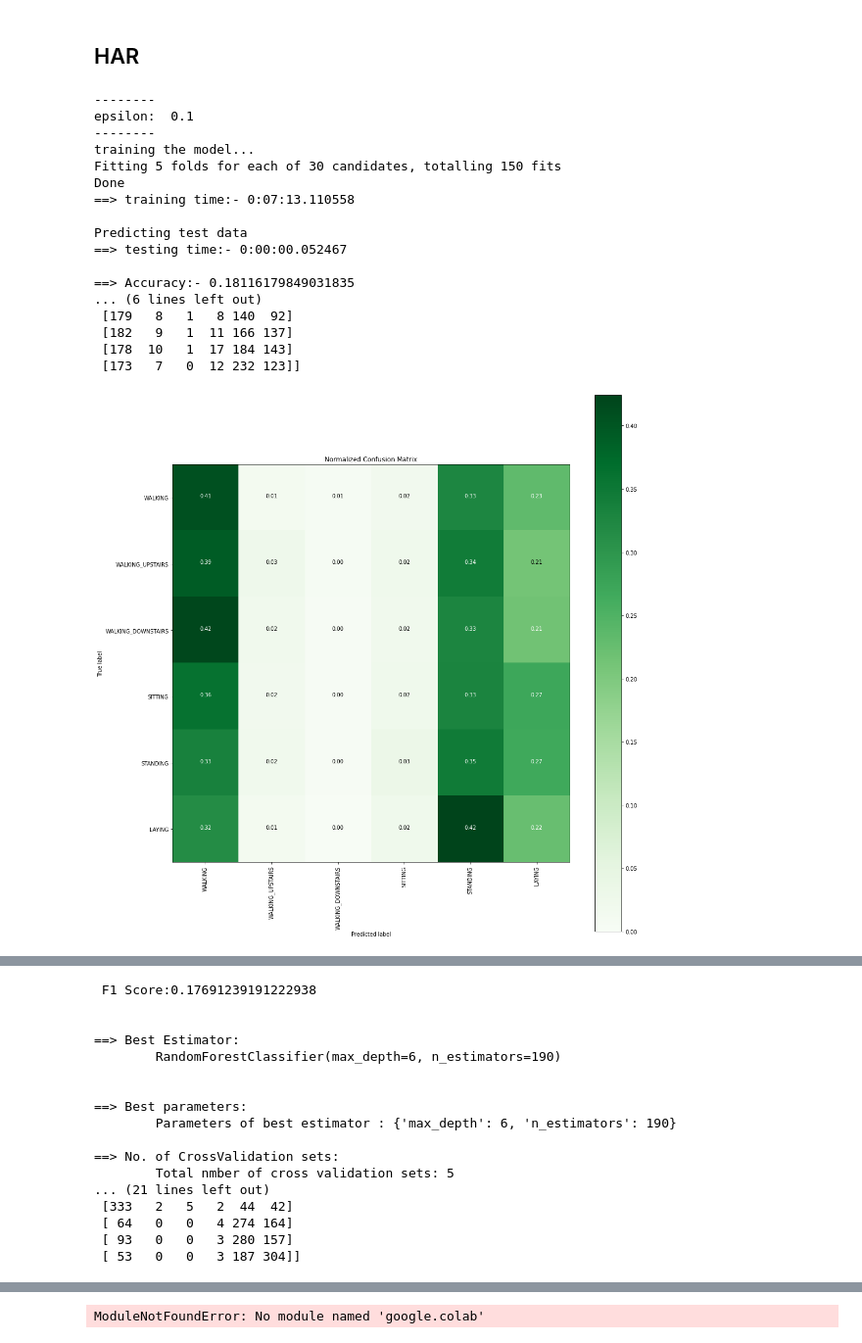
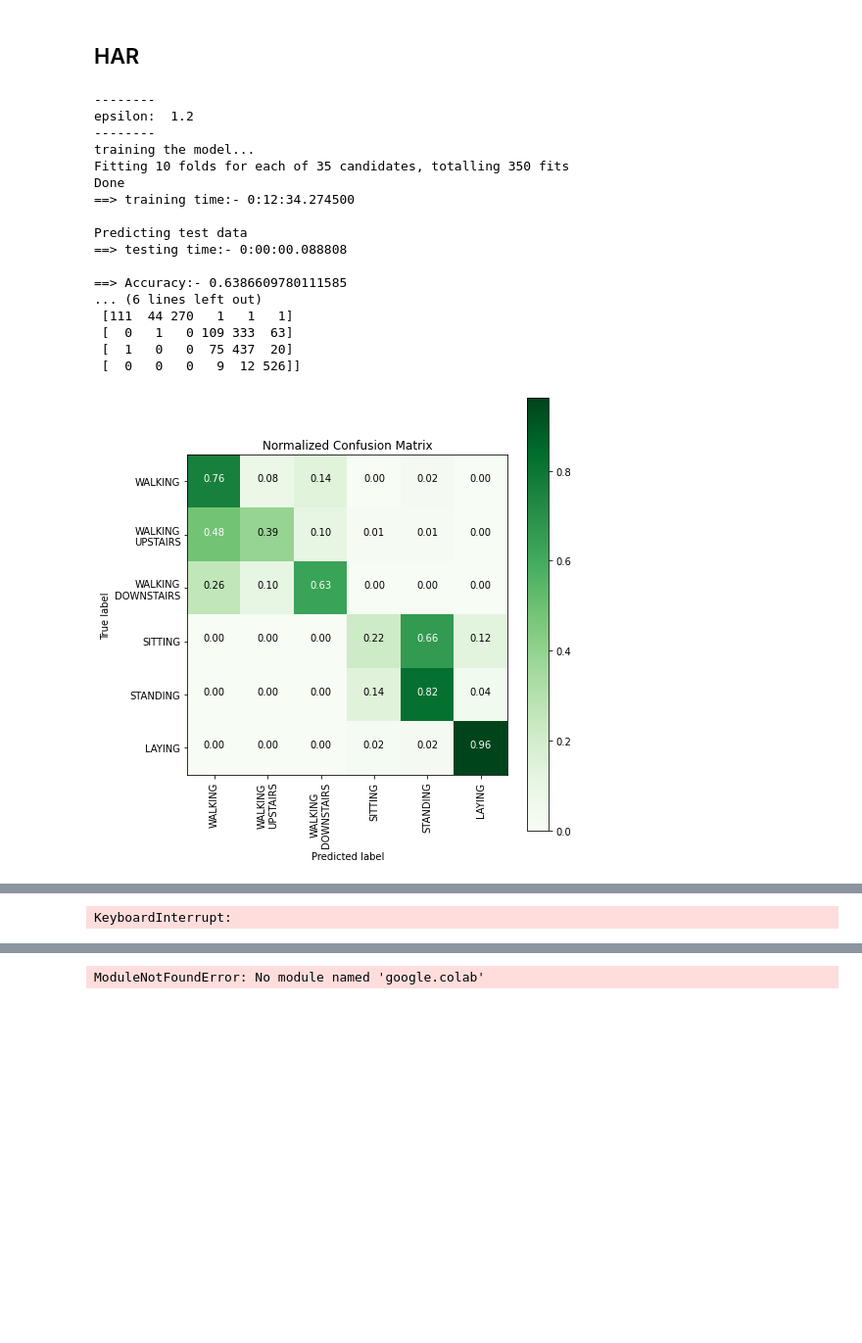
Before and after one commit to i16fujimoto/pydp_research, a Jupyter notebook: differential_privacy/f_weighted_noise_classification.ipynb, the cells around one changed output, grey strips where cells are left out. Shown at 98% size. Cells and saved outputs as stored; diff of their text form; code cells hidden in the pictures; blank space fills up the shorter version.

Commit message:
add result

```diff
--- a/differential_privacy/f_weighted_noise_classification.ipynb
+++ b/differential_privacy/f_weighted_noise_classification.ipynb
@@ -137,17 +137,17 @@ def perform_model_epsilon(model, X_train, y_train, X_test, y_test, class_labels,
         print('\n {}'.format(cm))
 
     # plot confusion matrix
-    plt.figure(figsize=(15, 15))
+    plt.figure(figsize=(7, 7))
     plt.grid(b=False) # グリッドを非表示
     plot_confusion_matrix(cm, classes=class_labels, normalize=True, title='Normalized Confusion Matrix', cmap = cm_cmap)
     plt.show()
 
     # get classification report
-    # print('****************| Classifiction Report |****************')
-    # classification_report = metrics.classification_report(y_test, y_pred)
+    print('****************| Classifiction Report |****************')
+    classification_report = metrics.classification_report(y_test, y_pred)
 
-    # # store report in results
-    # results['classification_report'] = classification_report
+    # store report in results
+    results['classification_report'] = classification_report
     # print(classification_report)
 
     # get f1 score
@@ -180,7 +180,7 @@ def print_grid_search_attributes(model):
     print('\n==> Best Score:')
     print('\tAverage Cross Validate scores of Best estimator : {}'.format(model.best_score_))
 # %%
-labels_act = ['WALKING', 'WALKING_UPSTAIRS', 'WALKING_DOWNSTAIRS', 'SITTING', 'STANDING', 'LAYING']
+labels_act = ['WALKING', 'WALKING\nUPSTAIRS', 'WALKING\nDOWNSTAIRS', 'SITTING', 'STANDING', 'LAYING']
 
 labels_uid = list()
 for i in range(1, 31):
@@ -203,7 +203,7 @@ print(len(f_add_weighted_noise))
 83
 # %%
 weighted_epsilon_array = [0.001, 0.005, 0.008, 0.01, 0.015, 0.02, 0.03, 0.04, 0.05, 0.08, 0.1]
-weighted_epsilon = weighted_epsilon_array[10]
+weighted_epsilon = weighted_epsilon_array[1]
 # %% [markdown]
 ## 2. Random Forest Classifier
 # %% [markdown]
@@ -222,7 +222,7 @@ f1_array_random_uid = list()
 
 
 # epsilons = [1.0, 1.1, 1.2, 1.3, 1.5, 1.7, 1.8,  1.9, 2.0, 2.2, 2.5]
-epsilons = [0.5, 0.7, 0.8, 1.0, 1.2, 1.5, 1.8]
+epsilons = [1.2, 1.3]
 
 for epsilon in epsilons:
 
@@ -250,15 +250,18 @@ for epsilon in epsilons:
       X_test[col] = X_test[col].apply(lambda x: x + np.random.laplace(0, 1.0/weighted_epsilon))
 
 
-  params = {'n_estimators': np.arange(150,181,10), 'max_depth':np.arange(6,15,2)}
+  params = {'n_estimators': np.arange(150,201,10), 'max_depth':np.arange(6,15,2)}
   rfc = RandomForestClassifier()
-  rfc_grid = GridSearchCV(rfc, param_grid=params, cv=5, verbose=1, n_jobs=-1)
+  rfc_grid = GridSearchCV(rfc, param_grid=params, cv=10, verbose=1, n_jobs=-1)
   rfc_grid_results, f1 = perform_model_epsilon(rfc_grid,  X_train.values, y_train.values, X_test.values, y_test.values, class_labels=labels_uid)
   f1_array_random_uid.append(f1)
   acc_array_random_uid.append(rfc_grid_results['accuracy'])
 
+
+  #print(rfc_grid_results['confusion_matrix'])
+  #print(rfc_grid_results["classification_report"])
   # observe the attributes of the model
-  print_grid_search_attributes(rfc_grid_results['model'])
+  # print_grid_search_attributes(rfc_grid_results['model'])
 
 fig = plt.figure()
 ax = fig.add_subplot(111)
@@ -289,9 +291,7 @@ warnings.simplefilter(action='ignore', category=ConvergenceWarning)
 acc_array_random_har = list()
 f1_array_random_har = list()
 
-
-# epsilons = [1.0, 1.1, 1.2, 1.3, 1.5, 1.7, 1.8,  1.9, 2.0, 2.2, 2.5]
-epsilons = [0.1, 0.2, 0.3, 0.5, 0.7, 0.8, 1.0, 1.2, 1.5]
+epsilons = [1.2, 1.3]
 
 for epsilon in epsilons:
 
@@ -315,43 +315,46 @@ for epsilon in epsilons:
       # print("------weighted_epsilon--------")
       X_train[col] = X_train[col].apply(lambda x: x + np.random.laplace(0, 1.0/weighted_epsilon))
       X_test[col] = X_test[col].apply(lambda x: x + np.random.laplace(0, 1.0/weighted_epsilon))
 
 
-  params = {'n_estimators': np.arange(150,201,10), 'max_depth':np.arange(6,15,2)}
+  params = {'n_estimators': np.arange(150,211,10), 'max_depth':np.arange(6,15,2)}
   rfc = RandomForestClassifier()
-  rfc_grid = GridSearchCV(rfc, param_grid=params, cv=5, verbose=1, n_jobs=-1)
+  rfc_grid = GridSearchCV(rfc, param_grid=params, cv=10, verbose=1, n_jobs=-1)
   rfc_grid_results, f1 = perform_model_epsilon(rfc_grid, X_train.values, y_train.values, X_test.values, y_test.values, class_labels=labels_act)
   f1_array_random_har.append(f1)
   acc_array_random_har.append(rfc_grid_results['accuracy'])
 
+
+  print(rfc_grid_results['confusion_matrix'])
+  print(rfc_grid_results["classification_report"])
   # observe the attributes of the model
-  print_grid_search_attributes(rfc_grid_results['model'])
+  # print_grid_search_attributes(rfc_grid_results['model'])
 
 fig = plt.figure()
 ax = fig.add_subplot(111)
 ax.plot(epsilons[::-1], f1_array_random_har[::-1], label='Random Forest in Noise')
 ax.set_xlabel('epsilon')
 ax.set_ylabel('accuracy')
 plt.legend(loc='best')
 plt.show()
 
 print(f1_array_random_har)
 # %% [output]
 --------
-epsilon:  0.1
+epsilon:  1.2
 --------
 training the model...
-Fitting 5 folds for each of 30 candidates, totalling 150 fits
+Fitting 10 folds for each of 35 candidates, totalling 350 fits
 Done
-==> training time:- 0:07:13.110558
+==> training time:- 0:12:34.274500
 
 Predicting test data
-==> testing time:- 0:00:00.052467
+==> testing time:- 0:00:00.088808
 
-==> Accuracy:- 0.18116179849031835
+==> Accuracy:- 0.6386609780111585
 ... (6 lines left out)
- [179   8   1   8 140  92]
- [182   9   1  11 166 137]
- [178  10   1  17 184 143]
- [173   7   0  12 232 123]]
+ [111  44 270   1   1   1]
+ [  0   1   0 109 333  63]
+ [  1   0   0  75 437  20]
+ [  0   0   0   9  12 526]]
-[figure, old version]
+[figure, new version]
@@ -376,17 +378 @@ Predicting test data
- F1 Score:0.17691239191222938
-
-
-==> Best Estimator:
-        RandomForestClassifier(max_depth=6, n_estimators=190)
-
-
-==> Best parameters:
-        Parameters of best estimator : {'max_depth': 6, 'n_estimators': 190}
-
-==> No. of CrossValidation sets:
-        Total nmber of cross validation sets: 5
-... (21 lines left out)
- [333   2   5   2  44  42]
- [ 64   0   0   4 274 164]
- [ 93   0   0   3 280 157]
- [ 53   0   0   3 187 304]]
+KeyboardInterrupt:
```
Also changed, not shown: parts of 7 cells of this notebook, 12 other files.
